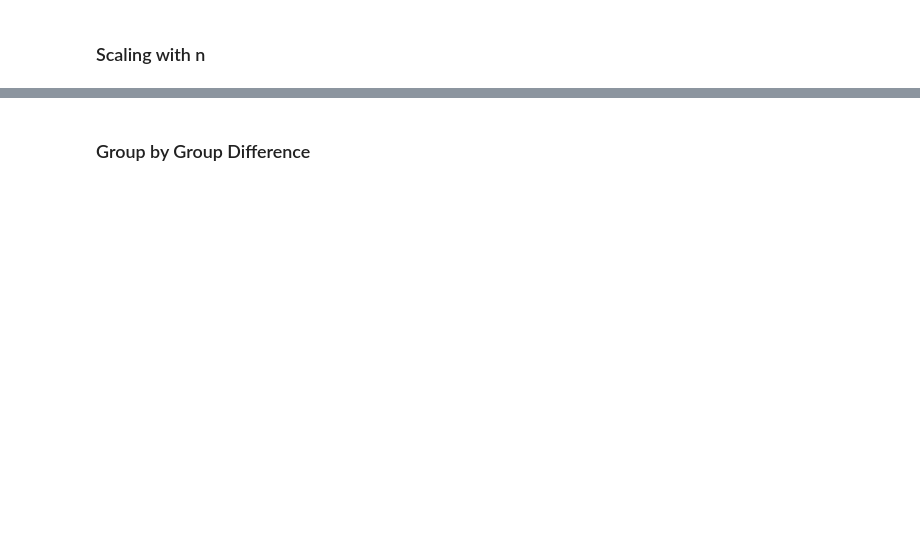
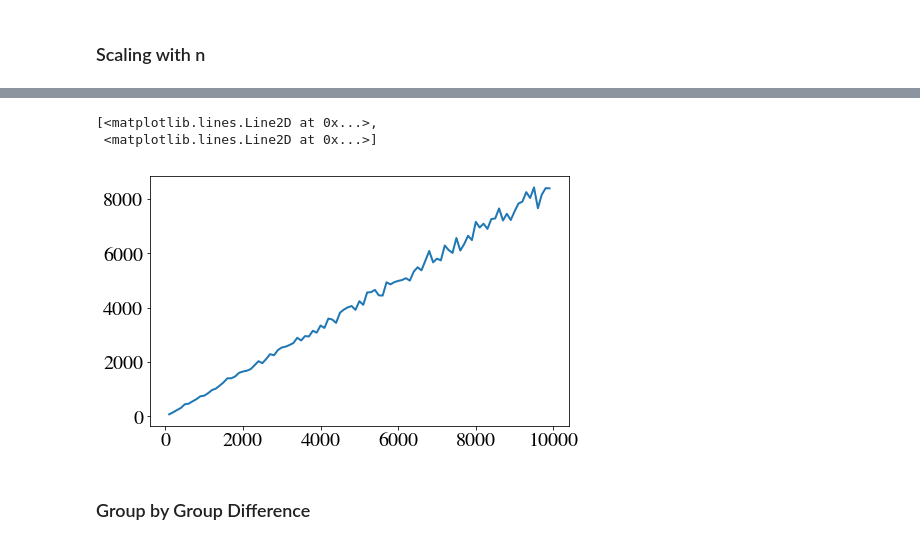
Before and after one commit to seanrsinclair/Online-Resource-Allocation, a Jupyter notebook: single type/adaptive_threshold.ipynb, the cells around one changed output, grey strips where cells are left out. Cells and saved outputs as stored; diff of their text form; code cells hidden in the pictures; blank space fills up the shorter version.

```diff
--- a/single type/adaptive_threshold.ipynb
+++ b/single type/adaptive_threshold.ipynb
@@ -440,3 +510,14 @@ Here is the full report generated by latex:
+# %%
+
+
+df_test = df[df.Norm == 'Linf']
+df_test = df_test[df_test.Algorithm=='sid_threshold']
+df_test_2 = df_test.groupby(['NumGroups']).mean()
+plt.plot(1 / df_test_2**3)
+# %% [output]
+[<matplotlib.lines.Line2D at 0x...>,
+ <matplotlib.lines.Line2D at 0x...>]
+[figure, added]
 # %% [markdown]
 ### Group by Group Difference
 # %%
```
Also changed, not shown: parts of 15 cells of this notebook, 1 other file.
